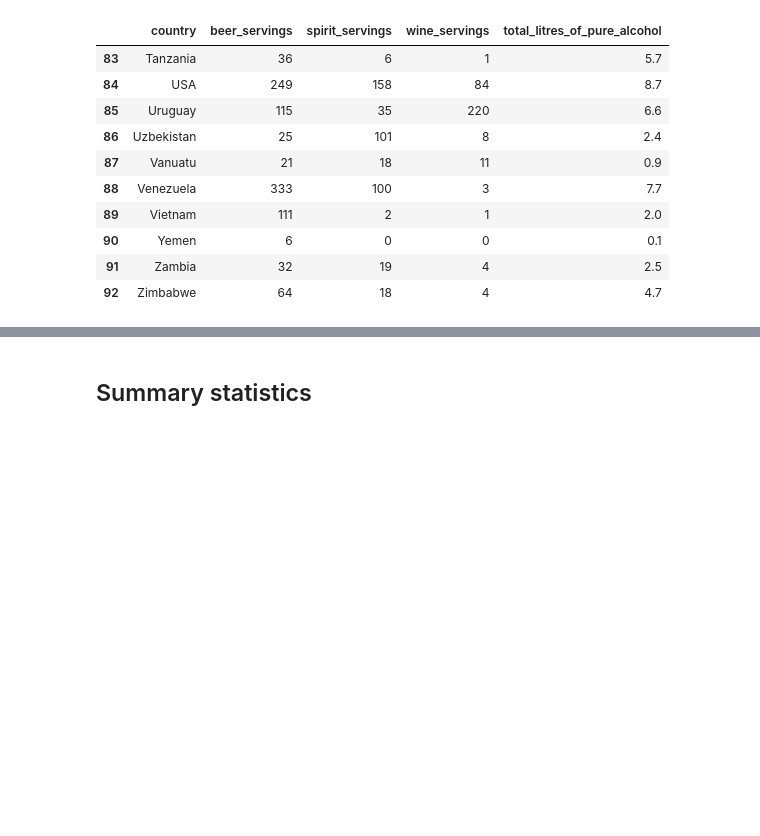
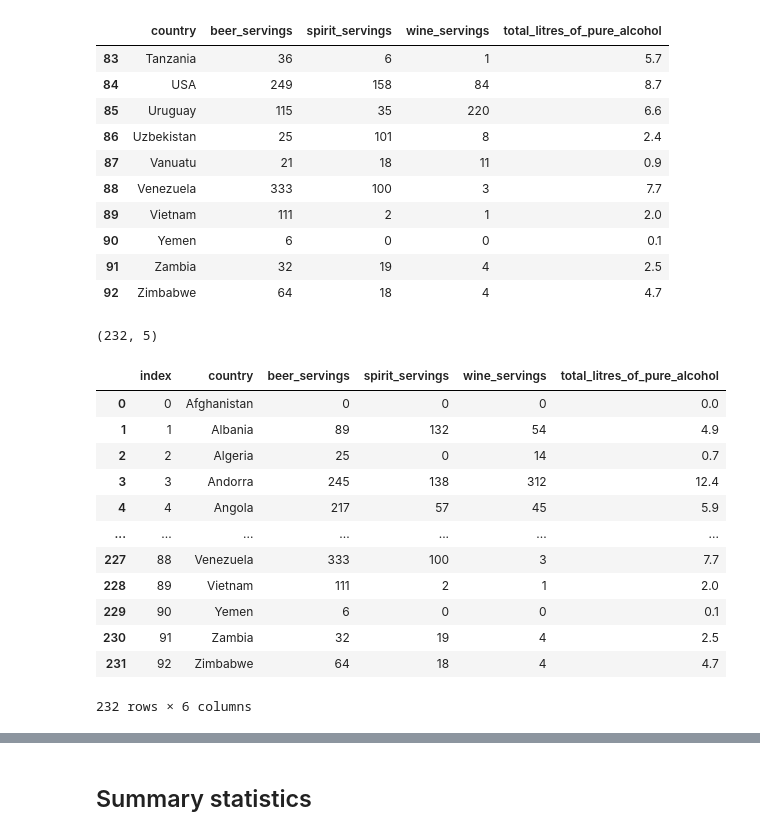
Before and after one commit to IliasSuvanov/DSforEconomists, a Jupyter notebook: Seminar14/Seminar14.ipynb, the cells around one changed output, grey strips where cells are left out. Drawn from its saved outputs; the diff is of its cells as text; code cells hidden in the pictures; blank space fills up the shorter version.

```diff
--- a/Seminar14/Seminar14.ipynb
+++ b/Seminar14/Seminar14.ipynb
@@ -60,3 +60,23 @@ df_main.tail(10)
 | 90 | Yemen | 6 | 0 | 0 | 0.1 |
 | 91 | Zambia | 32 | 19 | 4 | 2.5 |
 | 92 | Zimbabwe | 64 | 18 | 4 | 4.7 |
+# %%
+df_main.shape
+# %% [output]
+(232, 5)
+# %%
+df_main.reset_index()
+# %% [output]
+|  | index | country | beer_servings | spirit_servings | wine_servings | total_litres_of_pure_alcohol |
+| 0 | 0 | Afghanistan | 0 | 0 | 0 | 0.0 |
+| 1 | 1 | Albania | 89 | 132 | 54 | 4.9 |
+| 2 | 2 | Algeria | 25 | 0 | 14 | 0.7 |
+| 3 | 3 | Andorra | 245 | 138 | 312 | 12.4 |
+| 4 | 4 | Angola | 217 | 57 | 45 | 5.9 |
+| ... | ... | ... | ... | ... | ... | ... |
+| 227 | 88 | Venezuela | 333 | 100 | 3 | 7.7 |
+| 228 | 89 | Vietnam | 111 | 2 | 1 | 2.0 |
+| 229 | 90 | Yemen | 6 | 0 | 0 | 0.1 |
+| 230 | 91 | Zambia | 32 | 19 | 4 | 2.5 |
+| 231 | 92 | Zimbabwe | 64 | 18 | 4 | 4.7 |
+232 rows × 6 columns
```
Also changed, not shown: parts of 12 cells of this notebook.
